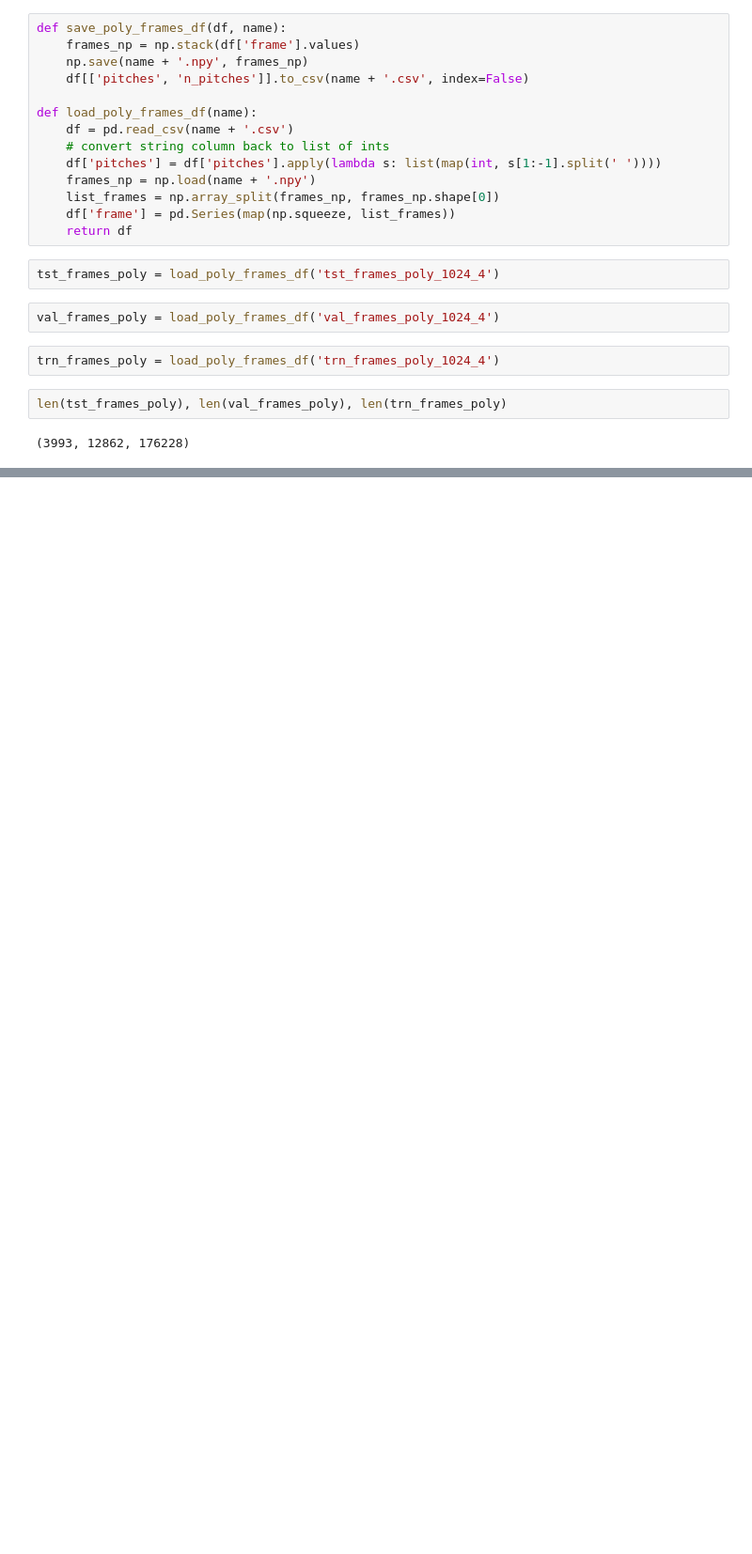
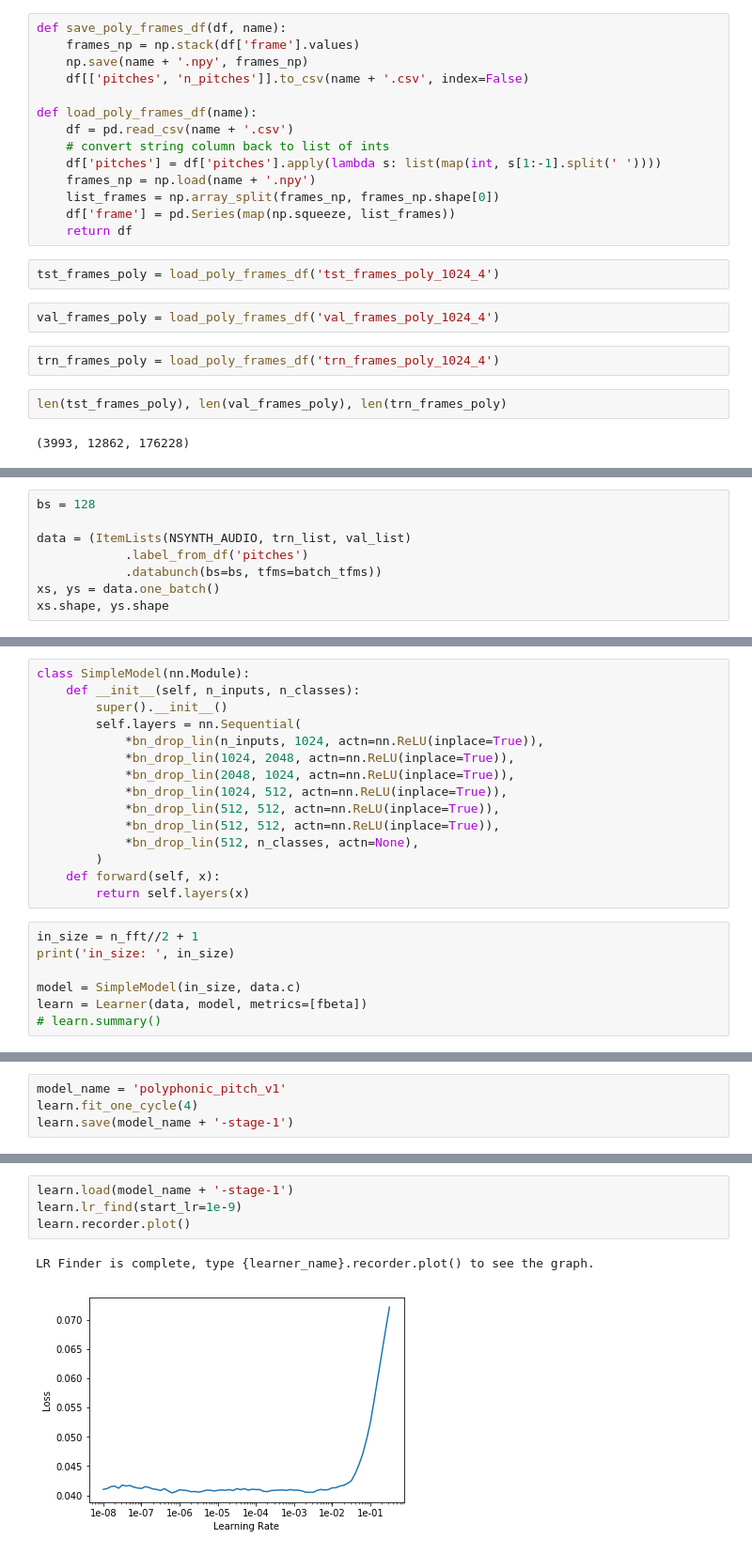
Before and after one commit to jhartquist/fastai_audio, a Jupyter notebook: notebooks/09. Polyphonic Model.ipynb, the cells around one changed output, grey strips where cells are left out. Shown: that part at 94% size. Saved outputs shown, nothing was run; the diff lists cells and outputs as text; blank space fills up the shorter version.

Commit message:
Successfully ran the polyphonic model, fbeta ~0.92

```diff
--- a/notebooks/09. Polyphonic Model.ipynb
+++ b/notebooks/09. Polyphonic Model.ipynb
@@ -39,0 +66,8 @@ len(tst_frames_poly), len(val_frames_poly), len(trn_frames_poly)
+# %%
+bs = 128
+
+data = (ItemLists(NSYNTH_AUDIO, trn_list, val_list)
+            .label_from_df('pitches')
+            .databunch(bs=bs, tfms=batch_tfms))
+xs, ys = data.one_batch()
+xs.shape, ys.shape
@@ -39,0 +76,22 @@ len(tst_frames_poly), len(val_frames_poly), len(trn_frames_poly)
+# %%
+class SimpleModel(nn.Module):
+    def __init__(self, n_inputs, n_classes):
+        super().__init__()
+        self.layers = nn.Sequential(
+            *bn_drop_lin(n_inputs, 1024, actn=nn.ReLU(inplace=True)),
+            *bn_drop_lin(1024, 2048, actn=nn.ReLU(inplace=True)),
+            *bn_drop_lin(2048, 1024, actn=nn.ReLU(inplace=True)),
+            *bn_drop_lin(1024, 512, actn=nn.ReLU(inplace=True)),
+            *bn_drop_lin(512, 512, actn=nn.ReLU(inplace=True)),
+            *bn_drop_lin(512, 512, actn=nn.ReLU(inplace=True)),
+            *bn_drop_lin(512, n_classes, actn=None),
+        )
+    def forward(self, x):
+        return self.layers(x)
+# %%
+in_size = n_fft//2 + 1
+print('in_size: ', in_size)
+
+model = SimpleModel(in_size, data.c)
+learn = Learner(data, model, metrics=[fbeta])
+# learn.summary()
@@ -39,0 +100,4 @@ len(tst_frames_poly), len(val_frames_poly), len(trn_frames_poly)
+# %%
+model_name = 'polyphonic_pitch_v1'
+learn.fit_one_cycle(4)
+learn.save(model_name + '-stage-1')
@@ -39,0 +111,7 @@ len(tst_frames_poly), len(val_frames_poly), len(trn_frames_poly)
+# %%
+learn.load(model_name + '-stage-1')
+learn.lr_find(start_lr=1e-9)
+learn.recorder.plot()
+# %% [output]
+LR Finder is complete, type {learner_name}.recorder.plot() to see the graph.
+[figure, added]
```
Also changed, not shown: parts of 25 cells of this notebook.
